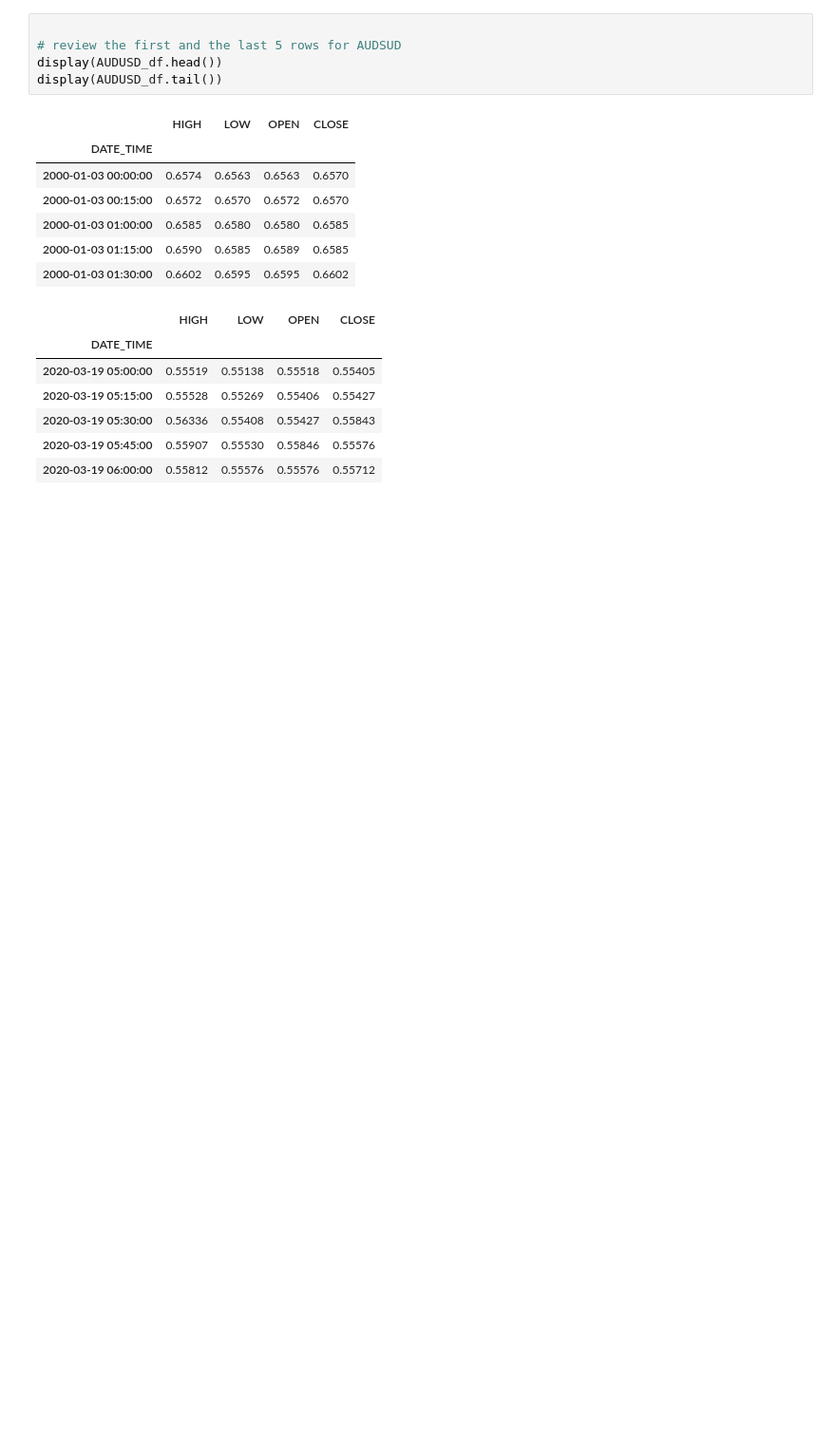
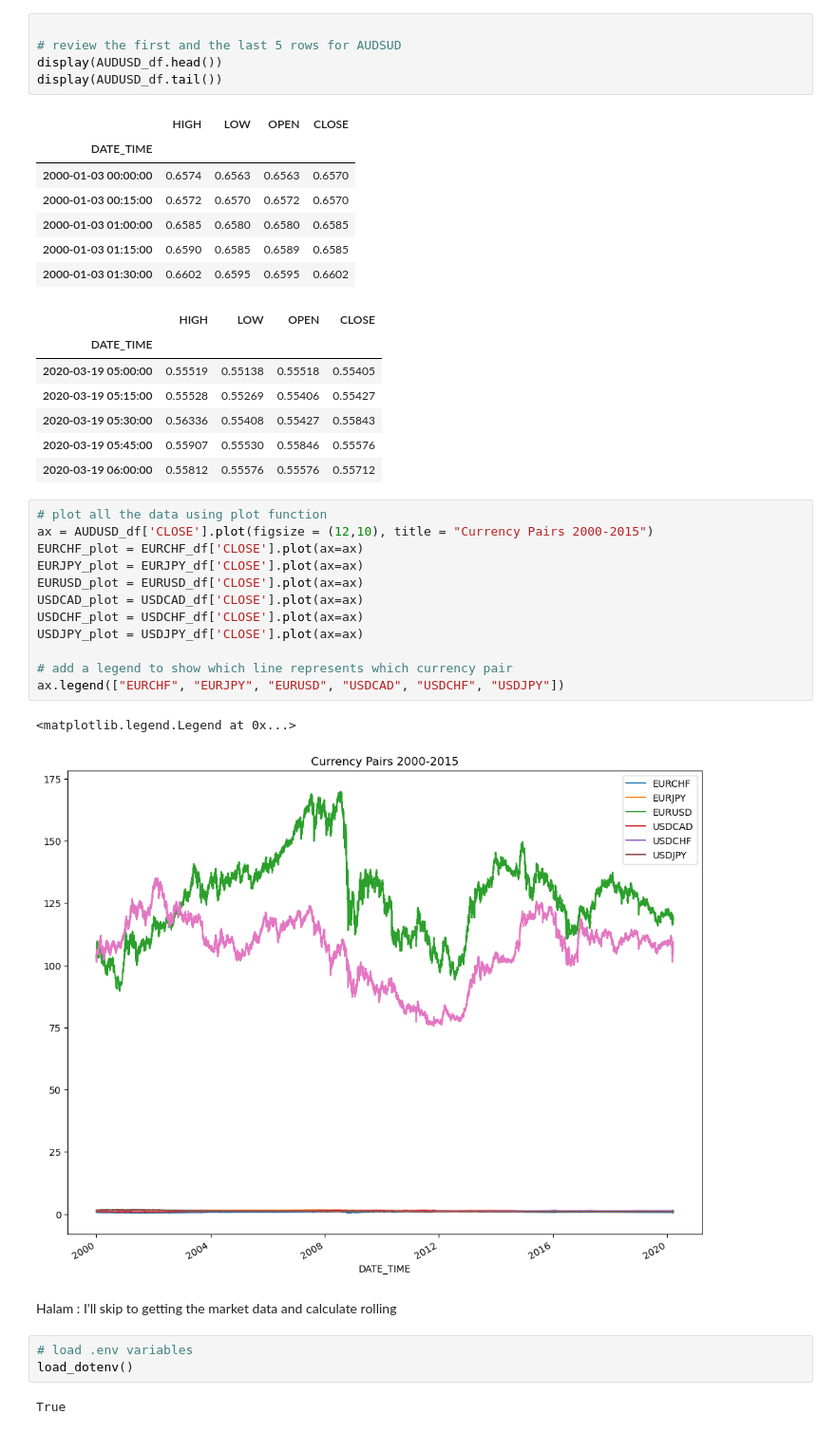
Before and after one commit to halamkim/project_01, a Jupyter notebook: Halam Kim/project_01.ipynb, the cells around one changed output. Shown at 95% size. Drawn from its saved outputs; the diff is of its cells as text; blank space fills up the shorter version.

Commit message:
1. graphed all currency pairs, 2. got SPY data from Alpaca, got rolling data on a 7day and a 21 day rolling window, graphed both in the same graph

```diff
--- a/Halam Kim/project_01.ipynb
+++ b/Halam Kim/project_01.ipynb
@@ -62,3 +64,25 @@ display(AUDUSD_df.tail())
 | 2020-03-19 05:30:00 | 0.56336 | 0.55408 | 0.55427 | 0.55843 |
 | 2020-03-19 05:45:00 | 0.55907 | 0.55530 | 0.55846 | 0.55576 |
 | 2020-03-19 06:00:00 | 0.55812 | 0.55576 | 0.55576 | 0.55712 |
+# %%
+# plot all the data using plot function
+ax = AUDUSD_df['CLOSE'].plot(figsize = (12,10), title = "Currency Pairs 2000-2015")
+EURCHF_plot = EURCHF_df['CLOSE'].plot(ax=ax)
+EURJPY_plot = EURJPY_df['CLOSE'].plot(ax=ax)
+EURUSD_plot = EURUSD_df['CLOSE'].plot(ax=ax)
+USDCAD_plot = USDCAD_df['CLOSE'].plot(ax=ax)
+USDCHF_plot = USDCHF_df['CLOSE'].plot(ax=ax)
+USDJPY_plot = USDJPY_df['CLOSE'].plot(ax=ax)
+
+# add a legend to show which line represents which currency pair
+ax.legend(["EURCHF", "EURJPY", "EURUSD", "USDCAD", "USDCHF", "USDJPY"])
+# %% [output]
+<matplotlib.legend.Legend at 0x...>
+[figure, added]
+# %% [markdown]
+Halam : I'll skip to getting the market data and calculate rolling
+# %%
+# load .env variables
+load_dotenv()
+# %% [output]
+True
```
Also changed, not shown: parts of 10 cells of this notebook, 1 other file.
